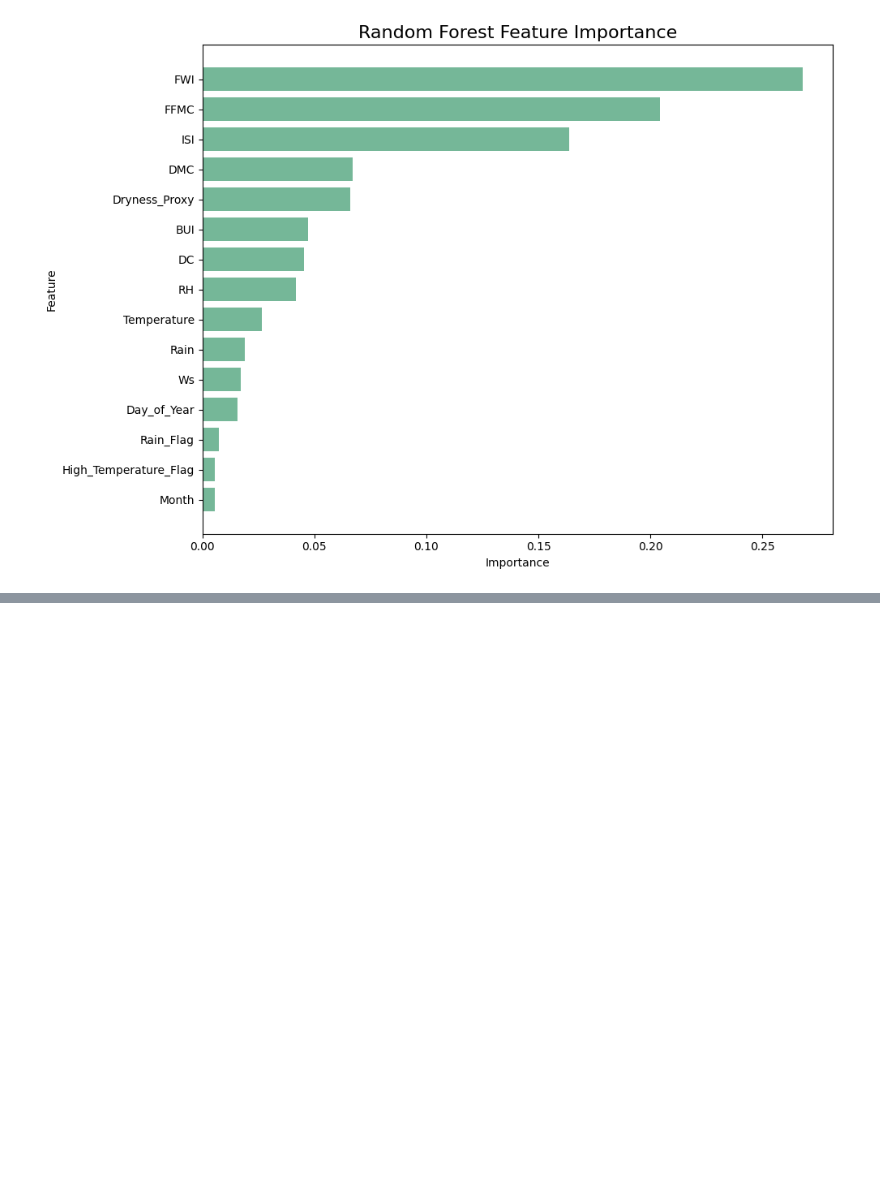
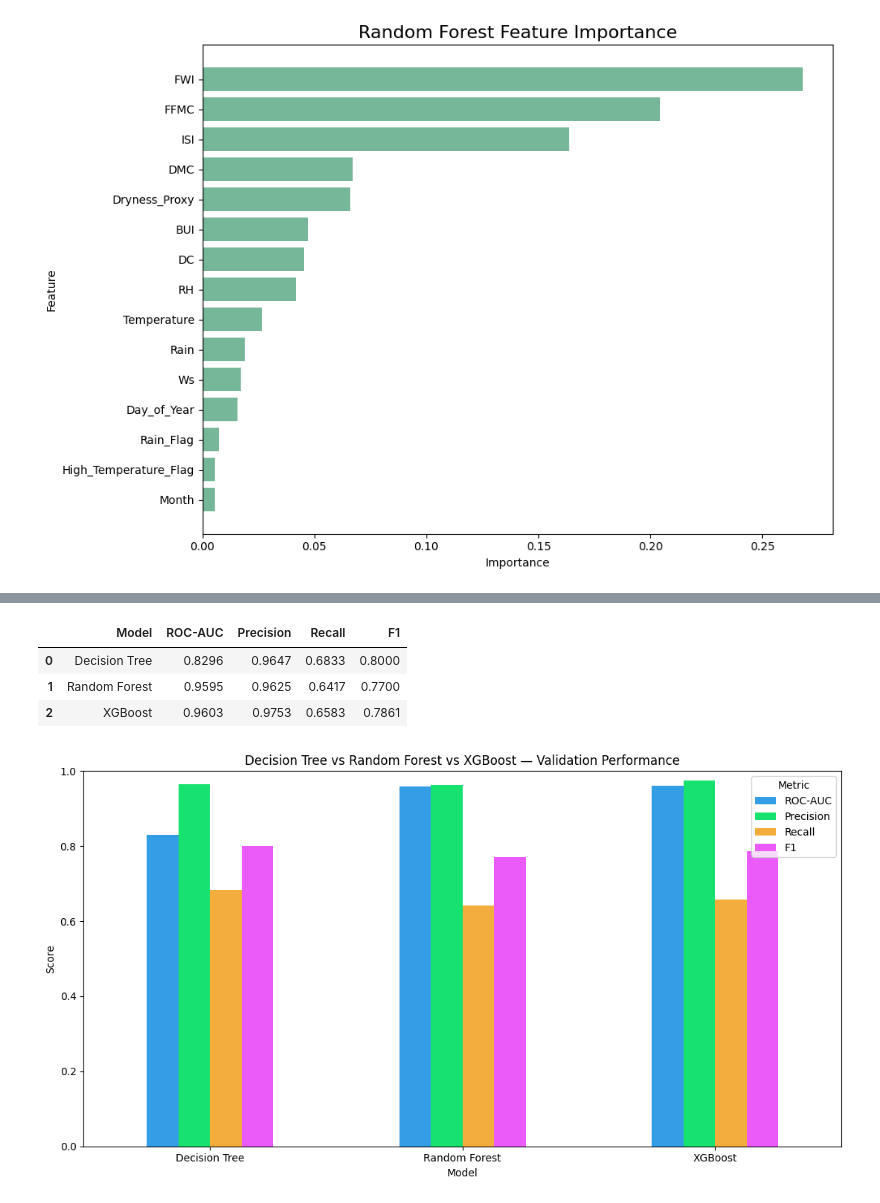
Before and after one commit to an2sh4a/ML-Lab-2547262, a Jupyter notebook: cia-3/2547262 ForestFire.ipynb, the cells around one changed output, grey strips where cells are left out. Cells and saved outputs as stored; diff of their text form; code cells hidden in the pictures; blank space fills up the shorter version.

```diff
--- a/cia-3/2547262 ForestFire.ipynb
+++ b/cia-3/2547262 ForestFire.ipynb
@@ -2445,0 +2778,65 @@ plt.show()
+# %%
+# ============================================================
+# CELL 75: COMPARE DECISION TREE, RANDOM FOREST AND XGBOOST
+# ============================================================
+# Compare the baseline, bagging ensemble and boosting ensemble
+# using the same validation metrics.
+# ============================================================
+
+model_comparison = pd.concat(
+    [
+        baseline_results,
+        rf_results,
+        xgb_results
+    ],
+    ignore_index=True
+)
+
+display(
+    model_comparison.round(4)
+)
+# %% [output]
+|  | Model | ROC-AUC | Precision | Recall | F1 |
+| 0 | Decision Tree | 0.8296 | 0.9647 | 0.6833 | 0.8000 |
+| 1 | Random Forest | 0.9595 | 0.9625 | 0.6417 | 0.7700 |
+| 2 | XGBoost | 0.9603 | 0.9753 | 0.6583 | 0.7861 |
+# %%
+# ============================================================
+# CELL 76: VISUALIZE MODEL PERFORMANCE
+# ============================================================
+# Compare:
+# - Decision Tree
+# - Random Forest
+# - XGBoost
+#
+# across ROC-AUC, Precision, Recall and F1-score.
+# ============================================================
+
+comparison_plot = model_comparison.set_index("Model")
+
+comparison_plot.plot(
+    kind="bar",
+    figsize=(11, 6),
+    color=[
+        "#339EE6",
+        "#17E26F",
+        "#F3AD3D",
+        "#EA5BFA"
+    ]
+)
+
+plt.title(
+    "Decision Tree vs Random Forest vs XGBoost — Validation Performance"
+)
+
+plt.xlabel("Model")
+plt.ylabel("Score")
+plt.ylim(0, 1)
+
+plt.xticks(rotation=0)
+plt.legend(title="Metric")
+
+plt.tight_layout()
+plt.show()
+# %% [output]
+[figure, added]
```
Also changed, not shown: parts of 35 cells of this notebook.
